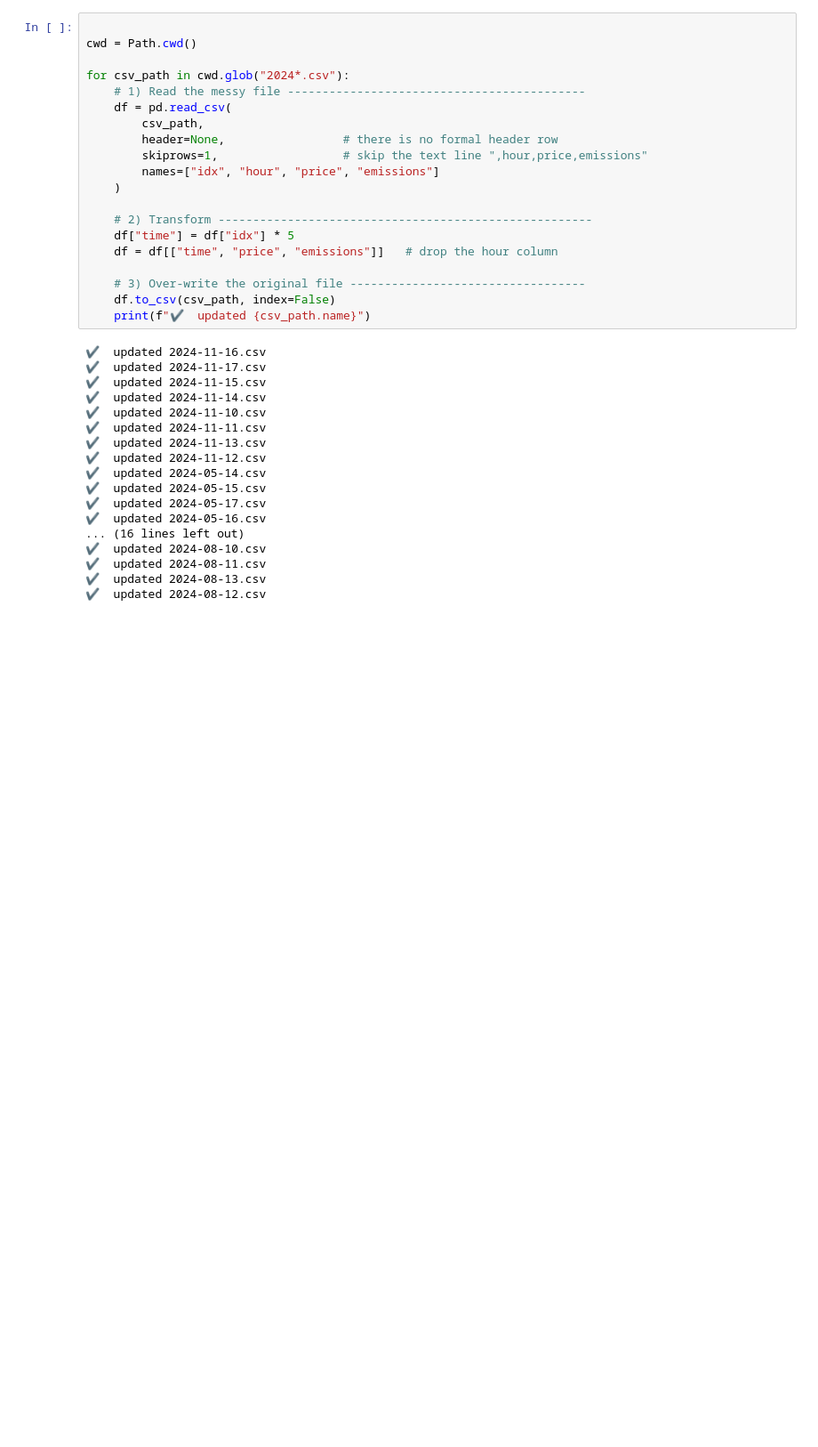
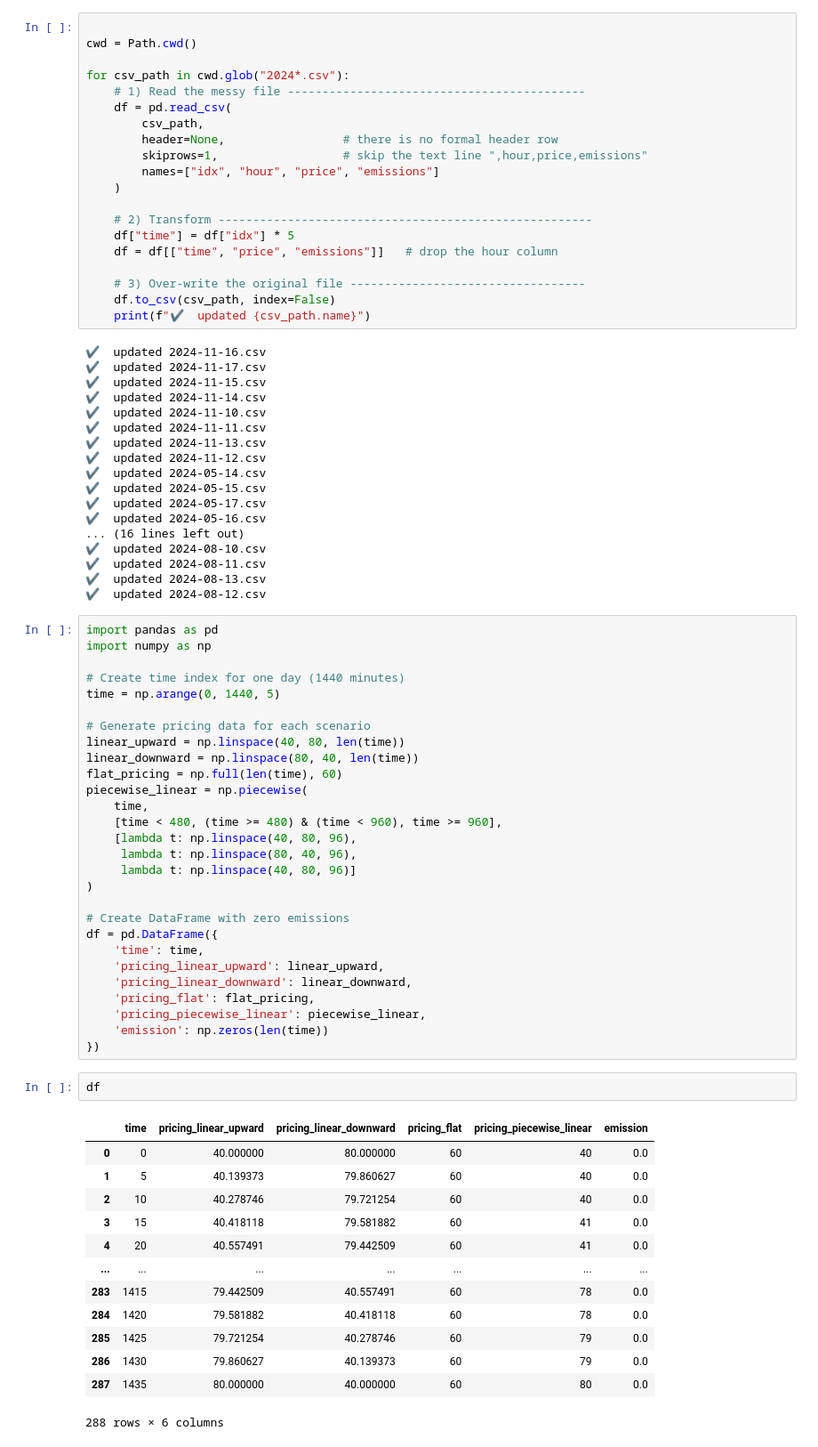
Before and after one commit to AylarAlizade/Charge-Scheduling, a Jupyter notebook: notebooks/griddata.ipynb, the cells around one changed output. Shown at 89% size. Cells and saved outputs as stored; diff of their text form; blank space fills up the shorter version.

```diff
--- a/notebooks/griddata.ipynb
+++ b/notebooks/griddata.ipynb
@@ -134,3 +141,47 @@ for csv_path in cwd.glob("2024*.csv"):
 ✔  updated 2024-08-11.csv
 ✔  updated 2024-08-13.csv
 ✔  updated 2024-08-12.csv
+# %%
+import pandas as pd
+import numpy as np
+
+# Create time index for one day (1440 minutes)
+time = np.arange(0, 1440, 5)
+
+# Generate pricing data for each scenario
+linear_upward = np.linspace(40, 80, len(time))
+linear_downward = np.linspace(80, 40, len(time))
+flat_pricing = np.full(len(time), 60)
+piecewise_linear = np.piecewise(
+    time,
+    [time < 480, (time >= 480) & (time < 960), time >= 960],
+    [lambda t: np.linspace(40, 80, 96),
+     lambda t: np.linspace(80, 40, 96),
+     lambda t: np.linspace(40, 80, 96)]
+)
+
+# Create DataFrame with zero emissions
+df = pd.DataFrame({
+    'time': time,
+    'pricing_linear_upward': linear_upward,
+    'pricing_linear_downward': linear_downward,
+    'pricing_flat': flat_pricing,
+    'pricing_piecewise_linear': piecewise_linear,
+    'emission': np.zeros(len(time))
+})
+# %%
+df
+# %% [output]
+|  | time | pricing_linear_upward | pricing_linear_downward | pricing_flat | pricing_piecewise_linear | emission |
+| 0 | 0 | 40.000000 | 80.000000 | 60 | 40 | 0.0 |
+| 1 | 5 | 40.139373 | 79.860627 | 60 | 40 | 0.0 |
+| 2 | 10 | 40.278746 | 79.721254 | 60 | 40 | 0.0 |
+| 3 | 15 | 40.418118 | 79.581882 | 60 | 41 | 0.0 |
+| 4 | 20 | 40.557491 | 79.442509 | 60 | 41 | 0.0 |
+| ... | ... | ... | ... | ... | ... | ... |
+| 283 | 1415 | 79.442509 | 40.557491 | 60 | 78 | 0.0 |
+| 284 | 1420 | 79.581882 | 40.418118 | 60 | 78 | 0.0 |
+| 285 | 1425 | 79.721254 | 40.278746 | 60 | 79 | 0.0 |
+| 286 | 1430 | 79.860627 | 40.139373 | 60 | 79 | 0.0 |
+| 287 | 1435 | 80.000000 | 40.000000 | 60 | 80 | 0.0 |
+288 rows × 6 columns
```
Also changed, not shown: parts of 3 cells of this notebook, 14 other files.
